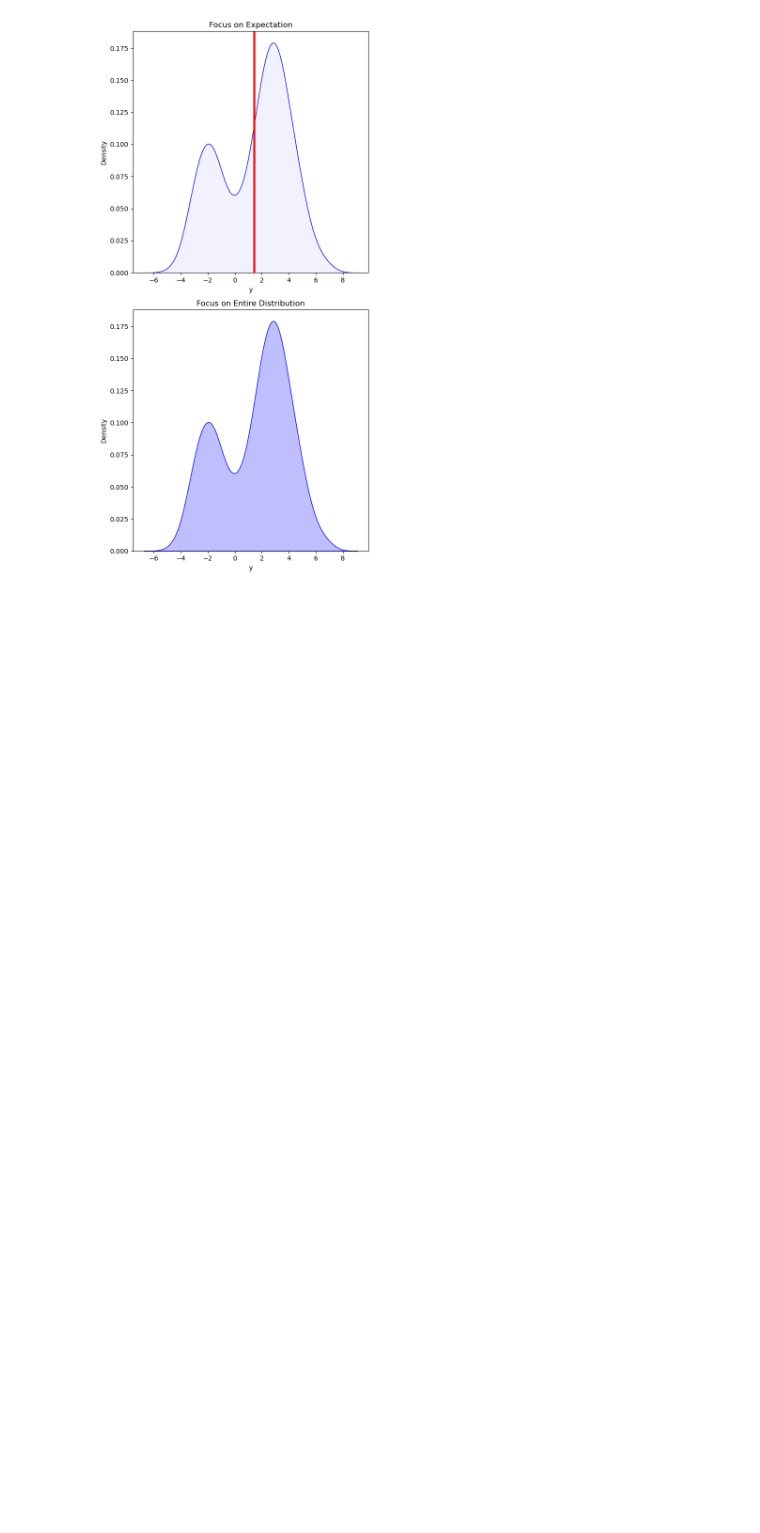
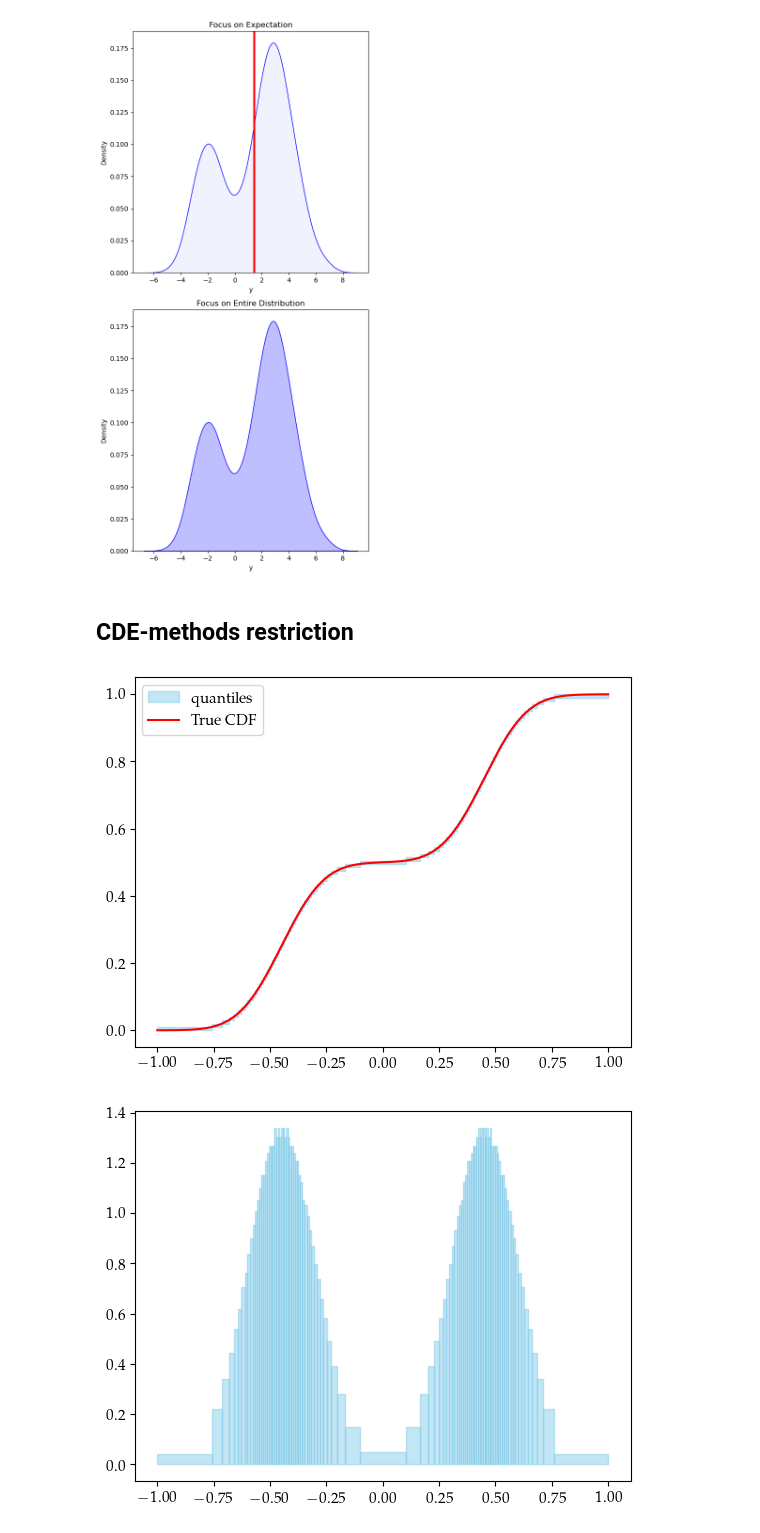
Before and after one commit to alexanderkrauck/uncertainty_prediction, a Jupyter notebook: notebooks/05_generate_plots.ipynb, the cells around one changed output. Cells and saved outputs as stored; diff of their text form; code cells hidden in the pictures; blank space fills up the shorter version.

```diff
--- a/notebooks/05_generate_plots.ipynb
+++ b/notebooks/05_generate_plots.ipynb
@@ -30,3 +30,62 @@ plt.tight_layout()
 plt.show()
 # %% [output]
 [figure]
+# %% [markdown]
+## CDE-methods restriction
+# %%
+import matplotlib.pyplot as plt
+import numpy as np
+from scipy.stats import norm
+
+import matplotlib
+from matplotlib import rc
+
+# Set the font dictionaries (for correct font properties)
+matplotlib.rcParams['font.serif'] = "Palatino"
+matplotlib.rcParams['font.family'] = "serif"
+matplotlib.rcParams['font.sans-serif'] = "Helvetica"
+matplotlib.rcParams['axes.labelsize'] = 11
+matplotlib.rcParams['font.size'] = 11
+rc('text', usetex=True)
+# %%
+
+
+
+
+x_points_dense = np.linspace(-1, 1, 10000)
+y_points_dense = bimodal_gaussian_mixture_cdf(x_points_dense)
+
+n_quants = 100
+quantiles = np.linspace(1/n_quants, 1 - 1/n_quants, n_quants)
+watned_x_vals = np.argmin(np.abs(y_points_dense.reshape(-1, 1) - quantiles), axis=0)
+
+for i in range(n_quants -1):
+    idx = watned_x_vals[i]
+    idx_next = watned_x_vals[i + 1]
+    plt.fill_betweenx([y_points_dense[idx], y_points_dense[idx_next]], x_points_dense[idx], x_points_dense[idx_next], color='skyblue', alpha=0.5)
+
+plt.fill_betweenx([0, y_points_dense[watned_x_vals[0]]], -1, x_points_dense[watned_x_vals[0]], color='skyblue', alpha=0.5, label="Quantiles")
+plt.fill_betweenx([y_points_dense[watned_x_vals[-1]], 1], x_points_dense[watned_x_vals[-1]], 1, color='skyblue', alpha=0.5)
+
+plt.plot(x_points_dense, y_points_dense, 'r-', label='True CDF')
+plt.legend()
+plt.show()
+
+volume = 1/(n_quants+1)
+for i in range(n_quants -1):
+
+    idx = watned_x_vals[i]
+    idx_next = watned_x_vals[i + 1]
+
+    length = x_points_dense[idx_next] - x_points_dense[idx]
+    curr_volum = volume / length
+
+    plt.fill_betweenx([0, curr_volum], x_points_dense[idx], x_points_dense[idx_next], color='skyblue', alpha=0.5)
+
+plt.fill_betweenx([0, volume/(x_points_dense[watned_x_vals[0]] - (-1))], -1, x_points_dense[watned_x_vals[0]], color='skyblue', alpha=0.5)
+plt.fill_betweenx([0, volume/(1 - x_points_dense[watned_x_vals[-1]])],  x_points_dense[watned_x_vals[-1]], 1, color='skyblue', alpha=0.5)
+
+plt.show()
+# %% [output]
+[figure, added]
+[figure, added]
```
Also changed, not shown: parts of 4 cells of this notebook, 4 other files.
